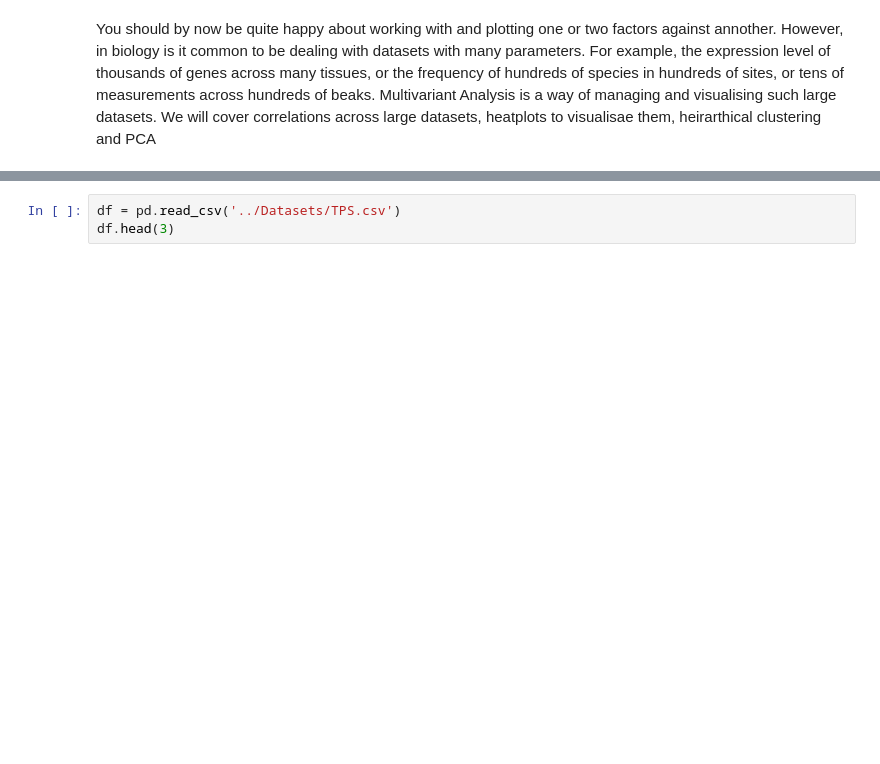
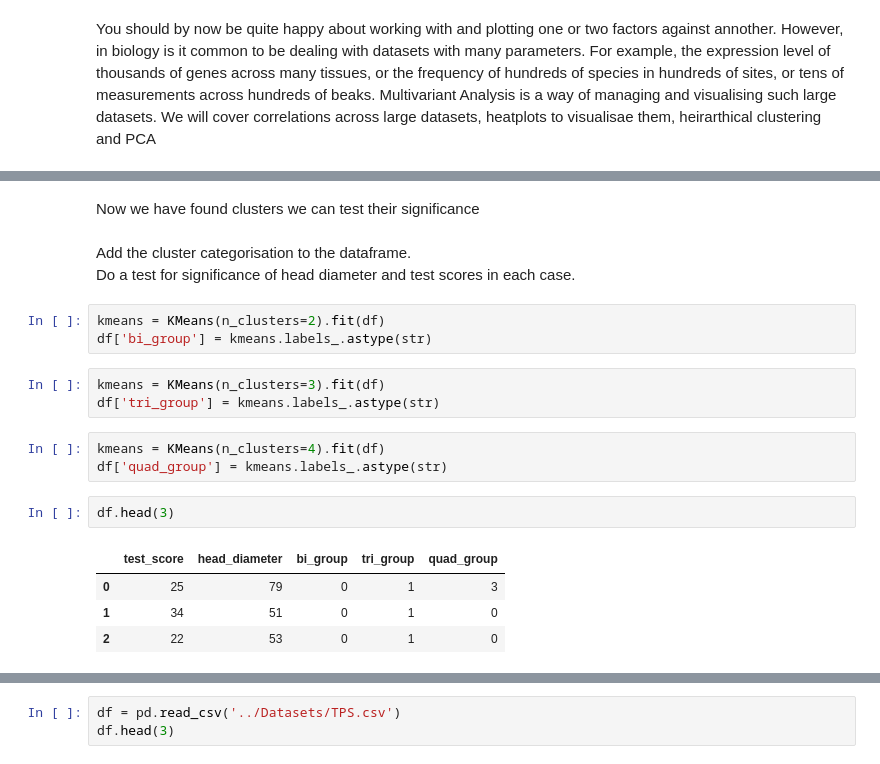
Before and after one commit to nicksavill/DEB_development, a Jupyter notebook: Week_7/Class_13_clustering.ipynb, the cells around one changed output, grey strips where cells are left out. Cells and saved outputs as stored; diff of their text form; blank space fills up the shorter version.

```diff
--- a/Week_7/Class_13_clustering.ipynb
+++ b/Week_7/Class_13_clustering.ipynb
@@ -106,0 +139,21 @@ plt.show()
+# %% [markdown]
+Now we have found clusters we can test their significance
+# %% [markdown]
+Add the cluster categorisation to the dataframe.
+Do a test for significance of head diameter and test scores in each case.
+# %%
+kmeans = KMeans(n_clusters=2).fit(df)
+df['bi_group'] = kmeans.labels_.astype(str)
+# %%
+kmeans = KMeans(n_clusters=3).fit(df)
+df['tri_group'] = kmeans.labels_.astype(str)
+# %%
+kmeans = KMeans(n_clusters=4).fit(df)
+df['quad_group'] = kmeans.labels_.astype(str)
+# %%
+df.head(3)
+# %% [output]
+|  | test_score | head_diameter | bi_group | tri_group | quad_group |
+| 0 | 25 | 79 | 0 | 1 | 3 |
+| 1 | 34 | 51 | 0 | 1 | 0 |
+| 2 | 22 | 53 | 0 | 1 | 0 |
```
Also changed, not shown: parts of 50 cells of this notebook, 8 other files.
